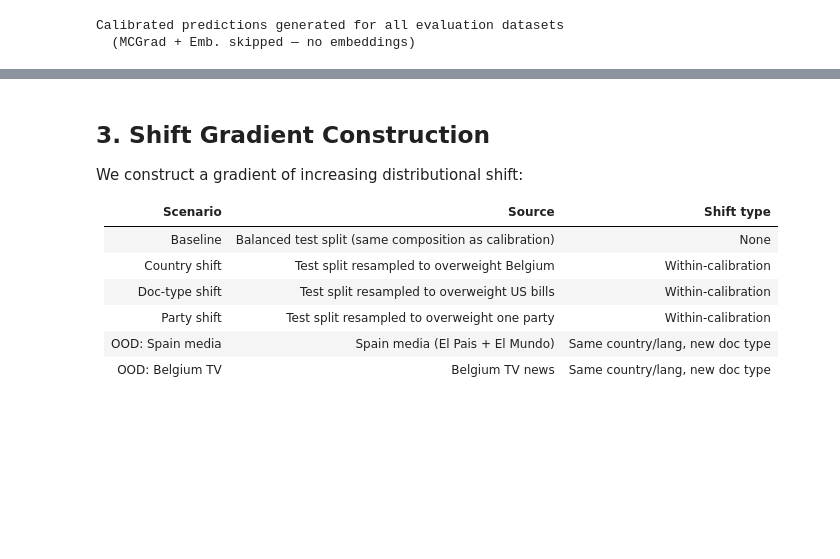
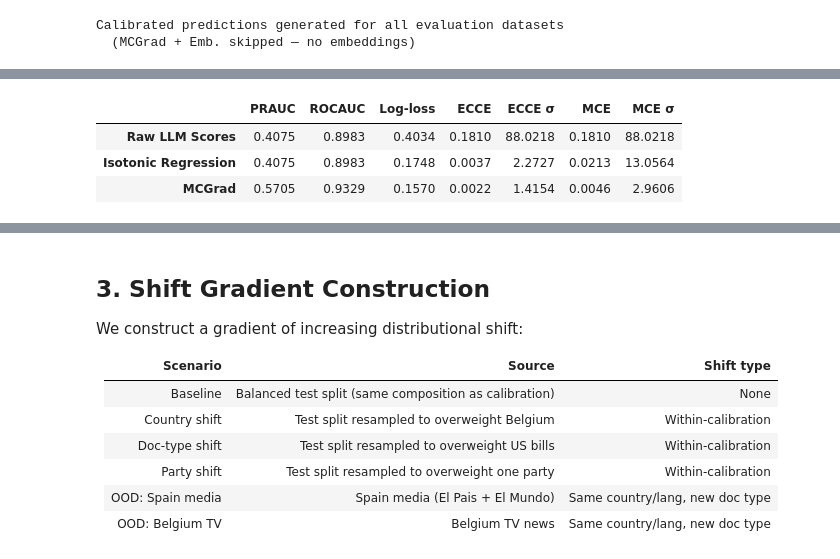
Before and after one commit to facebookresearch/multicalibrated_llm_measurement, a Jupyter notebook: cap_analysis/cap_analysis_executed.ipynb, the cells around one changed output, grey strips where cells are left out. Saved outputs shown, nothing was run; the diff lists cells and outputs as text; code cells hidden in the pictures; blank space fills up the shorter version.

```diff
--- a/cap_analysis/cap_analysis_executed.ipynb
+++ b/cap_analysis/cap_analysis_executed.ipynb
@@ -523,3 +551,60 @@ Calibrated predictions generated for all evaluation datasets
+# %%
+# === MCGrad Fit Evaluation ===
+from mcgrad import metrics as mcgrad_metrics, plotting as mcgrad_plotting
+from sklearn.metrics import average_precision_score, roc_auc_score, log_loss
+
+# Learning curve(s)
+mcgrad_plotting.plot_learning_curve(mcgrad, show_all=True).update_layout(
+    width=700, height=500, title="MCGrad Learning Curve"
+).show()
+
+if HAS_EMBEDDINGS and mcgrad_emb is not None:
+    mcgrad_plotting.plot_learning_curve(mcgrad_emb, show_all=True).update_layout(
+        width=700, height=500, title="MCGrad + Emb. Learning Curve"
+    ).show()
+
+# Discriminative and calibration metrics
+eval_metric_fns = {
+    "PRAUC": average_precision_score,
+    "ROCAUC": roc_auc_score,
+    "Log-loss": log_loss,
+}
+
+score_columns = {
+    "Raw LLM Scores": SCORE_COLUMN,
+    "Isotonic Regression": IR_COL,
+    "MCGrad": MCGRAD_COL,
+}
+if HAS_EMBEDDINGS and MCGRAD_EMB_COL in test_df.columns:
+    score_columns["MCGrad + Emb."] = MCGRAD_EMB_COL
+
+eval_results = {}
+for name, col in score_columns.items():
+    row = {
+        metric_name: metric_func(test_df[LABEL_COLUMN].values, test_df[col].values)
+        for metric_name, metric_func in eval_metric_fns.items()
+    }
+    ecce_val = mcgrad_metrics.ecce(test_df[LABEL_COLUMN].values, test_df[col].values)
+    ecce_sig = mcgrad_metrics.ecce_sigma(test_df[LABEL_COLUMN].values, test_df[col].values)
+    mce_obj = mcgrad_metrics.MulticalibrationError(
+        df=test_df,
+        label_column=LABEL_COLUMN,
+        score_column=col,
+        categorical_segment_columns=CATEGORICAL_SEGMENT_FEATURES,
+        numerical_segment_columns=NUMERICAL_SEGMENT_FEATURES,
+    )
+    row["ECCE"] = ecce_val
+    row["ECCE σ"] = ecce_sig
+    row["MCE"] = mce_obj.mce
+    row["MCE σ"] = mce_obj.mce_sigma
+    eval_results[name] = row
+
+pd.DataFrame(eval_results).T.round(4)
+# %% [output]
+|  | PRAUC | ROCAUC | Log-loss | ECCE | ECCE σ | MCE | MCE σ |
+| Raw LLM Scores | 0.4075 | 0.8983 | 0.4034 | 0.1810 | 88.0218 | 0.1810 | 88.0218 |
+| Isotonic Regression | 0.4075 | 0.8983 | 0.1748 | 0.0037 | 2.2727 | 0.0213 | 13.0564 |
+| MCGrad | 0.5705 | 0.9329 | 0.1570 | 0.0022 | 1.4154 | 0.0046 | 2.9606 |
 # %%
 # --- Calibration parameters for quantification methods ---
 from sklearn.metrics import roc_curve
```
Also changed, not shown: parts of 13 cells of this notebook, 4 other files.
